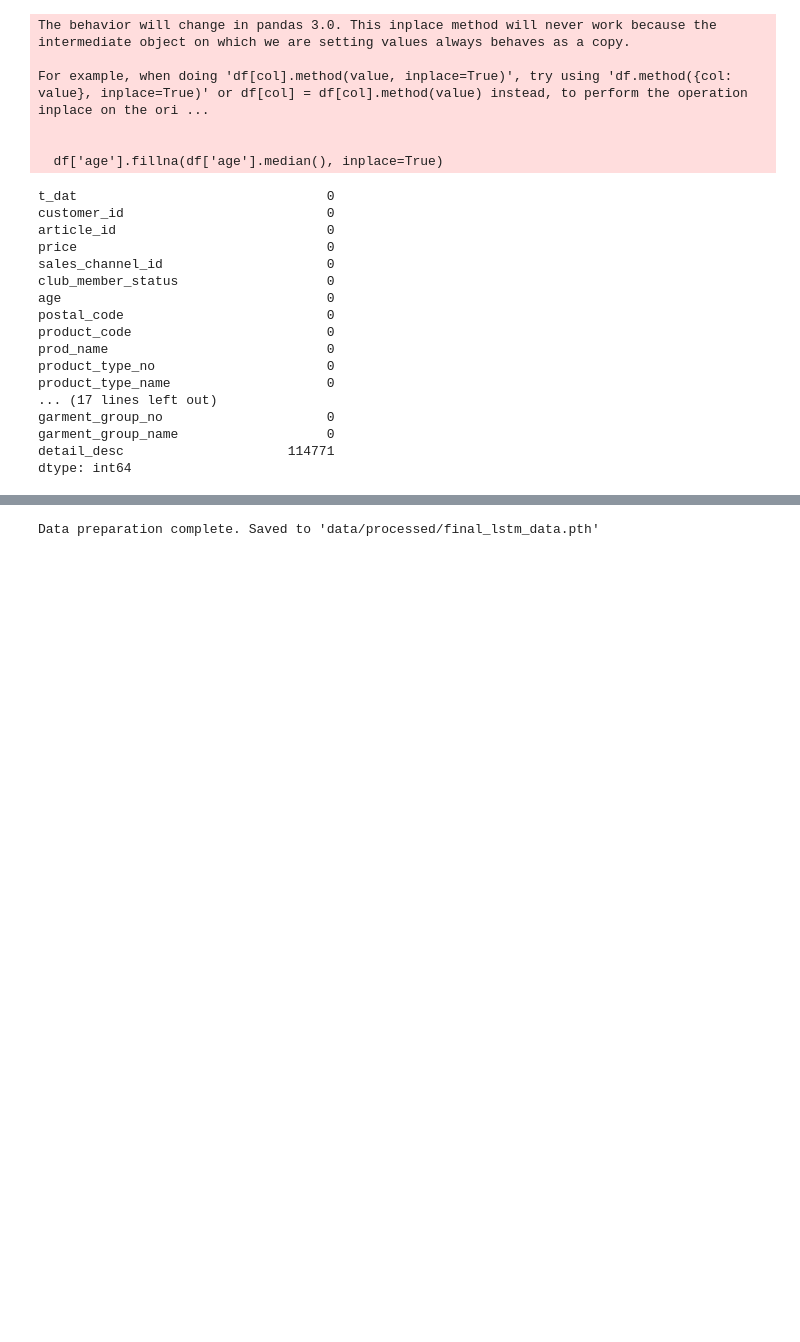
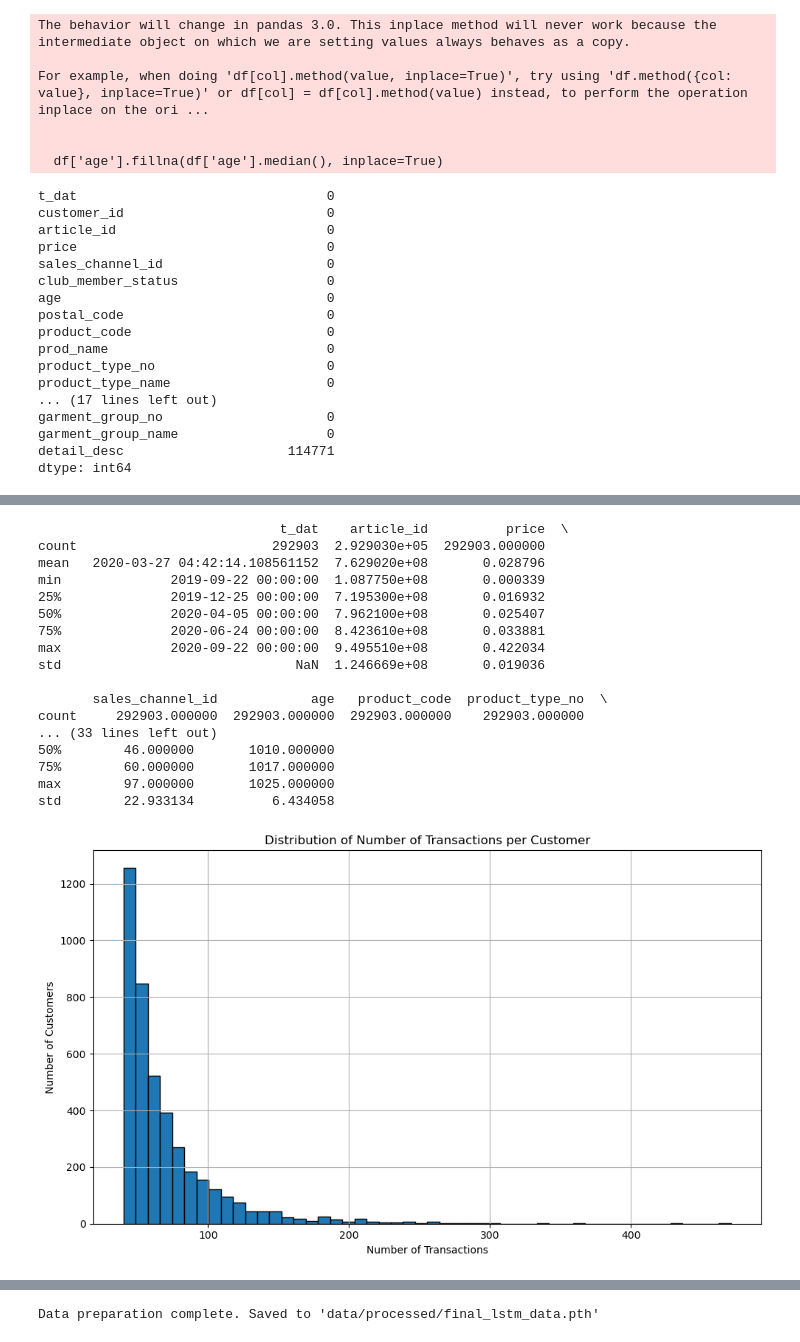
Before and after one commit to amaccodes/hm-fashion-recommender, a Jupyter notebook: notebooks/LSTM/data_preparing.ipynb, the cells around one changed output, grey strips where cells are left out. Saved outputs shown, nothing was run; the diff lists cells and outputs as text; code cells hidden in the pictures; blank space fills up the shorter version.

```diff
--- a/notebooks/LSTM/data_preparing.ipynb
+++ b/notebooks/LSTM/data_preparing.ipynb
@@ -174,0 +178,33 @@ The shape (aged 20-40 with at least 40 transactions in the most recent 12months
+# %%
+print(df.describe())
+# Count number of transactions per customer
+transaction_counts = df['customer_id'].value_counts()
+
+# Plot the histogram
+plt.figure(figsize=(10, 6))
+plt.hist(transaction_counts, bins=50, edgecolor='black')  # adjust bins as needed
+plt.title('Distribution of Number of Transactions per Customer')
+plt.xlabel('Number of Transactions')
+plt.ylabel('Number of Customers')
+plt.grid(True)
+plt.tight_layout()
+plt.show()
+# %% [output]
+                               t_dat    article_id          price  \
+count                         292903  2.929030e+05  292903.000000
+mean   2020-03-27 04:42:14.108561152  7.629020e+08       0.028796
+min              2019-09-22 00:00:00  1.087750e+08       0.000339
+25%              2019-12-25 00:00:00  7.195300e+08       0.016932
+50%              2020-04-05 00:00:00  7.962100e+08       0.025407
+75%              2020-06-24 00:00:00  8.423610e+08       0.033881
+max              2020-09-22 00:00:00  9.495510e+08       0.422034
+std                              NaN  1.246669e+08       0.019036
+
+       sales_channel_id            age   product_code  product_type_no  \
+count     292903.000000  292903.000000  292903.000000    292903.000000
+... (33 lines left out)
+50%        46.000000       1010.000000
+75%        60.000000       1017.000000
+max        97.000000       1025.000000
+std        22.933134          6.434058
+[figure, added]
```
Also changed, not shown: parts of 10 cells of this notebook, 8 other files.
